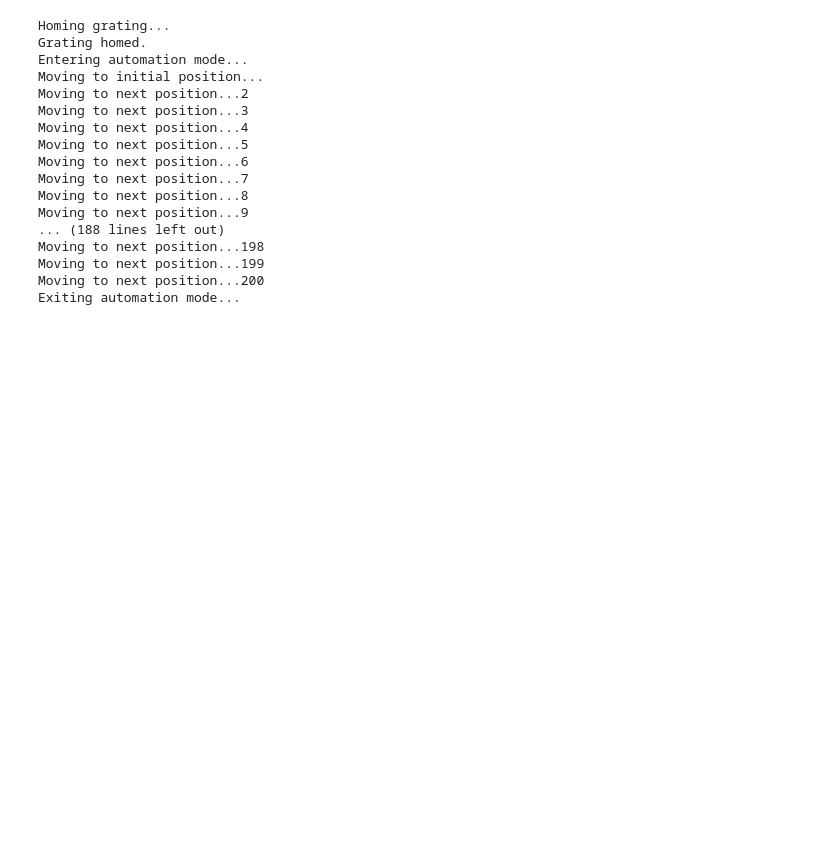
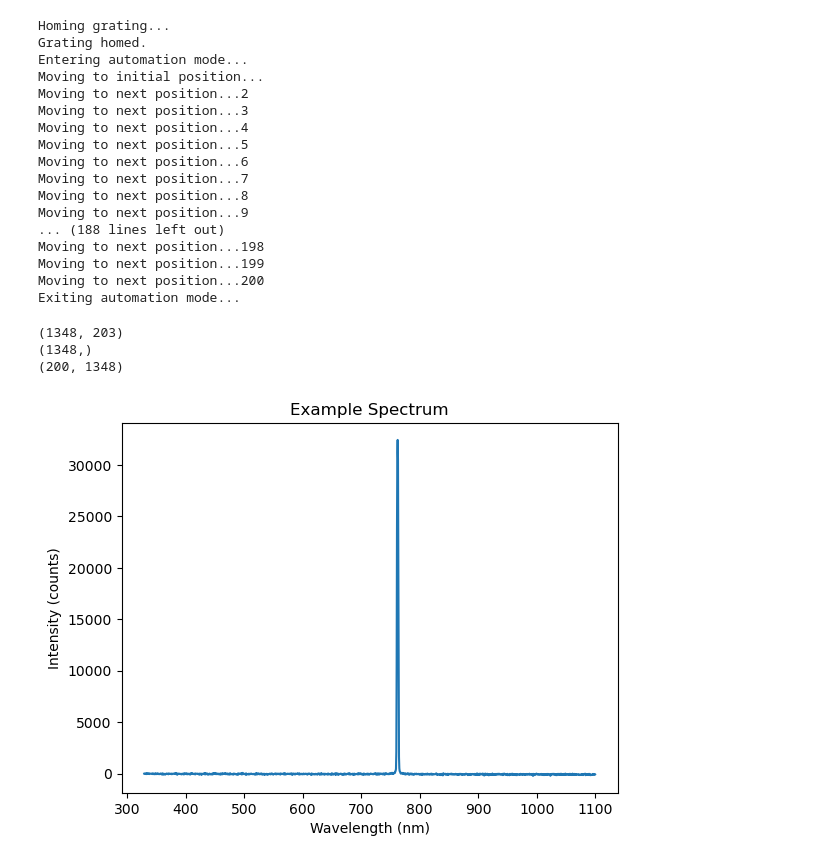
Before and after one commit to davidfobar/SCRAM, a Jupyter notebook: monoCtrl/gratingCalibration.ipynb, the cells around one changed output. Drawn from its saved outputs; the diff is of its cells as text; code cells hidden in the pictures; blank space fills up the shorter version.

```diff
--- a/monoCtrl/gratingCalibration.ipynb
+++ b/monoCtrl/gratingCalibration.ipynb
@@ -62,3 +63,35 @@ Moving to next position...198
 Moving to next position...199
 Moving to next position...200
 Exiting automation mode...
+# %%
+##Open and read data from the grating calibration file
+import numpy as np
+import matplotlib.pyplot as plt
+
+filename = '200_11OCT_1507066U1.TXT'
+
+#open file
+data = np.genfromtxt(filename, delimiter = ';', skip_header = 10, filling_values=np.nan)
+
+print(data.shape)
+
+wavelengths = data[:,0].astype(float)
+intensities = data[:,3:].astype(float).T
+
+print(wavelengths.shape)
+print(intensities.shape)
+
+#print an example spectrum - many have two peaks due to grating artifacts, we only need the higher wavelength peak
+plt.plot(wavelengths, intensities[96])
+plt.xlabel('Wavelength (nm)')
+plt.ylabel('Intensity (counts)')
+plt.title('Example Spectrum')
+plt.show()
+
+first_good_measurement = 15
+last_good_measurement = 160
+# %% [output]
+(1348, 203)
+(1348,)
+(200, 1348)
+[figure, added]
```
Also changed, not shown: parts of 5 cells of this notebook, 1 other file.
